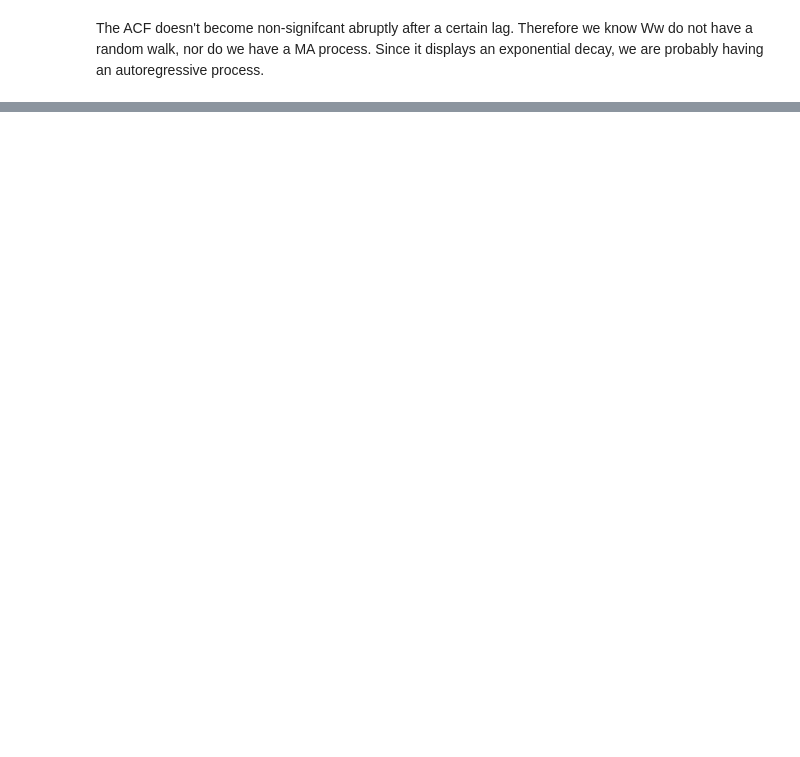
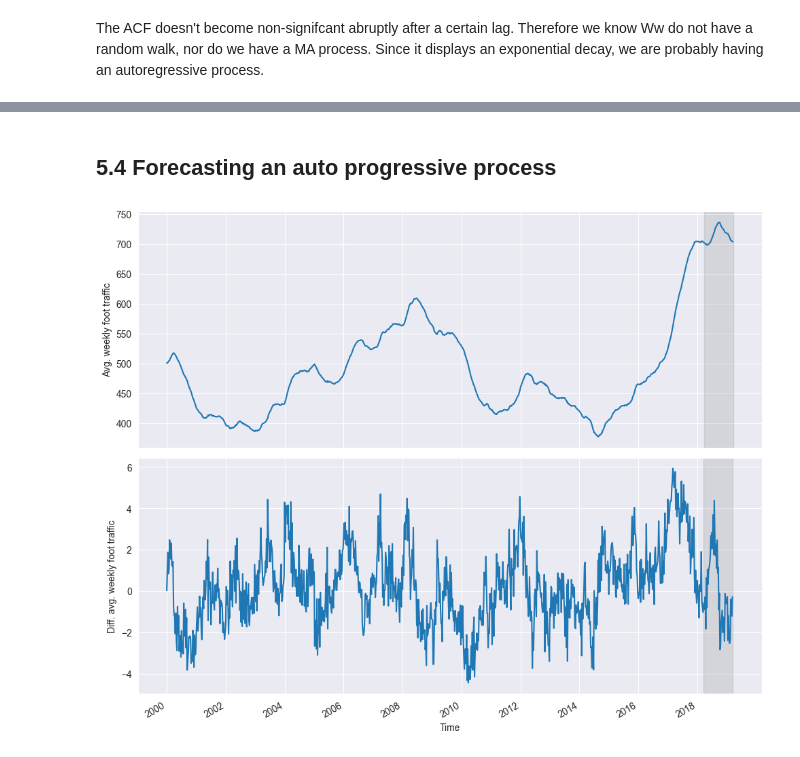
Before and after one commit to Xupeiyi/Time-Series-Forcasting-In-Python, a Jupyter notebook: ch5.ipynb, the cells around one changed output, grey strips where cells are left out. Saved outputs shown, nothing was run; the diff lists cells and outputs as text; code cells hidden in the pictures; blank space fills up the shorter version.

```diff
--- a/ch5.ipynb
+++ b/ch5.ipynb
@@ -89,0 +110,27 @@ plt.tight_layout()
+# %% [markdown]
+## 5.4 Forecasting an auto progressive process
+# %%
+test_size = 52
+
+df_diff = pd.DataFrame({'foot_traffic_diff': foot_traffic_diff})
+train = df_diff[:-test_size]
+test = df_diff[-test_size:]
+
+fig, (ax1, ax2) = plt.subplots(nrows=2, ncols=1, sharex=True, figsize=(10, 8))
+
+ax1.plot(df['foot_traffic'])
+ax1.set_xlabel('Time')
+ax1.set_ylabel('Avg. weekly foot traffic')
+ax1.axvspan(948, 1000, color='#808080', alpha=0.2)
+
+ax2.plot(df_diff['foot_traffic_diff'])
+ax2.set_xlabel('Time')
+ax2.set_ylabel('Diff. avg. weekly foot traffic')
+ax2.axvspan(947, 999, color='#808080', alpha=0.2)
+
+plt.xticks(np.arange(0, 1000, 104), np.arange(2000, 2020, 2))
+
+fig.autofmt_xdate()
+plt.tight_layout()
+# %% [output]
+[figure, added]
```
Also changed, not shown: parts of 13 cells of this notebook, 3 other files.
